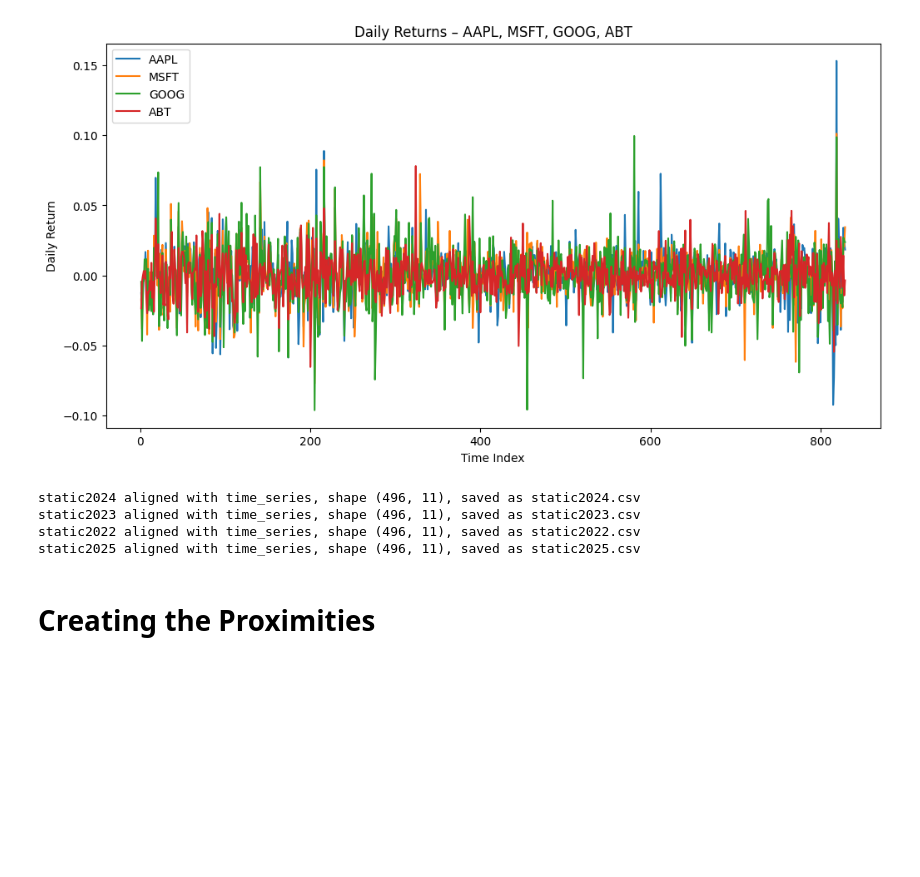
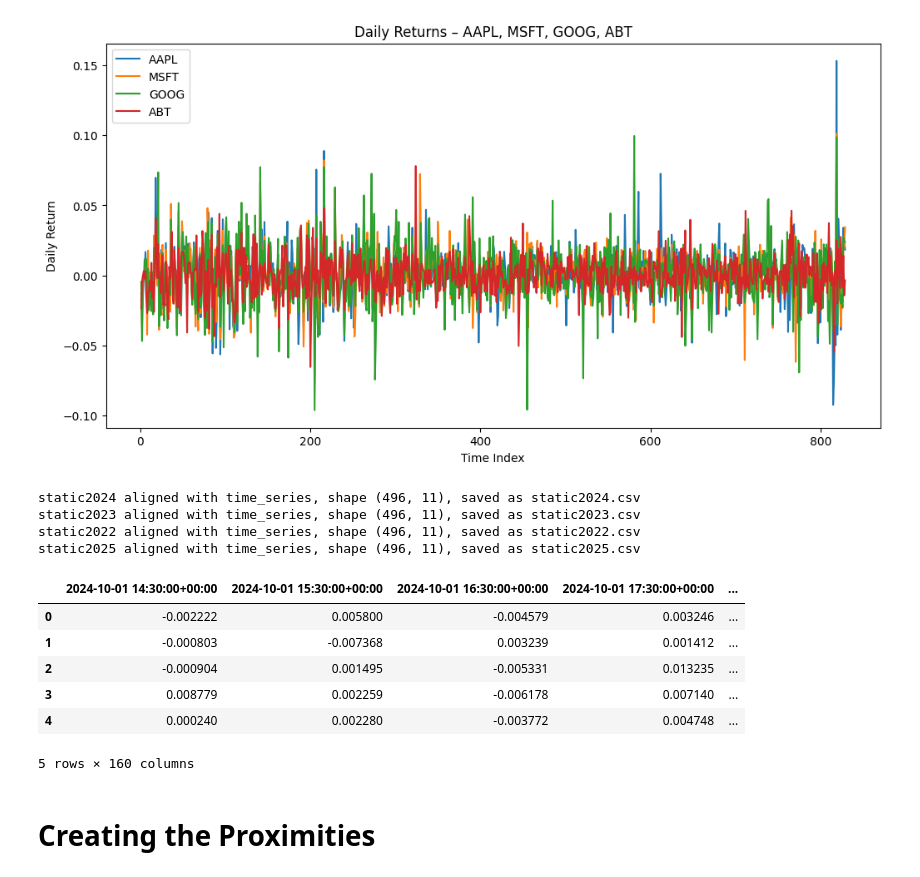
Before and after one commit to rustadadam/PF-GAP, a Jupyter notebook: experiments/stock_data.ipynb, the cells around one changed output. Saved outputs shown, nothing was run; the diff lists cells and outputs as text; code cells hidden in the pictures; blank space fills up the shorter version.

Commit message:
Updated to use hourly or monthly time stamps

```diff
--- a/experiments/stock_data.ipynb
+++ b/experiments/stock_data.ipynb
@@ -146,6 +146,35 @@ labels_df = pd.DataFrame(labels, columns=['Labels'])
 labels_df.to_csv("../data/labels.csv", index=False)  # Save as CSV
 time_series_df = pd.DataFrame(time_series)
 time_series_df.to_csv("../data/time_series.csv", index=False)  # Save as CSV"""
+# %%
+USE_HOURLY_DATA = True
+
+if USE_HOURLY_DATA:
+    time_series = pd.read_csv("/yunity/arusty/PF-GAP/data/Hourly_Returns_2024-10(Labels-included).csv")
+    labels = time_series.pop("Sector").values
+    tickers = time_series.pop("Ticker").values
+
+
+    # slice out this year's data
+    df = static_data[static_data['Year'] == 2024].reset_index(drop=True)
+    # reindex by ticker to match time_series rows
+    df = df.set_index('Ticker').reindex(tickers).reset_index().drop(columns=["Ticker", "Year"])
+
+    # MEDIAN IMPUTATION... May change (but we have small amount of missing data )
+    if df.isnull().values.any():
+        df = df.fillna(df.median(numeric_only=True))
+
+    globals()[f"static2024"] = df
+# %%
+time_series.head()
+# %% [output]
+|  | 2024-10-01 14:30:00+00:00 | 2024-10-01 15:30:00+00:00 | 2024-10-01 16:30:00+00:00 | 2024-10-01 17:30:00+00:00 | ... |
+| 0 | -0.002222 | 0.005800 | -0.004579 | 0.003246 | ... |
+| 1 | -0.000803 | -0.007368 | 0.003239 | 0.001412 | ... |
+| 2 | -0.000904 | 0.001495 | -0.005331 | 0.013235 | ... |
+| 3 | 0.008779 | 0.002259 | -0.006178 | 0.007140 | ... |
+| 4 | 0.000240 | 0.002280 | -0.003772 | 0.004748 | ... |
+5 rows × 160 columns
 # %% [markdown]
 # Creating the Proximities
 # %%
```
Also changed, not shown: parts of 10 cells of this notebook.
